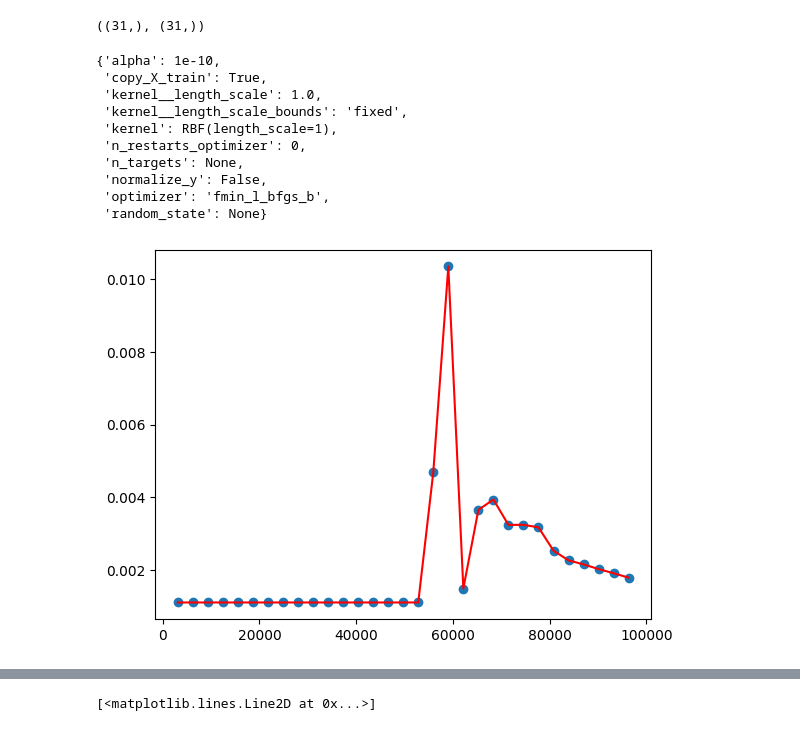
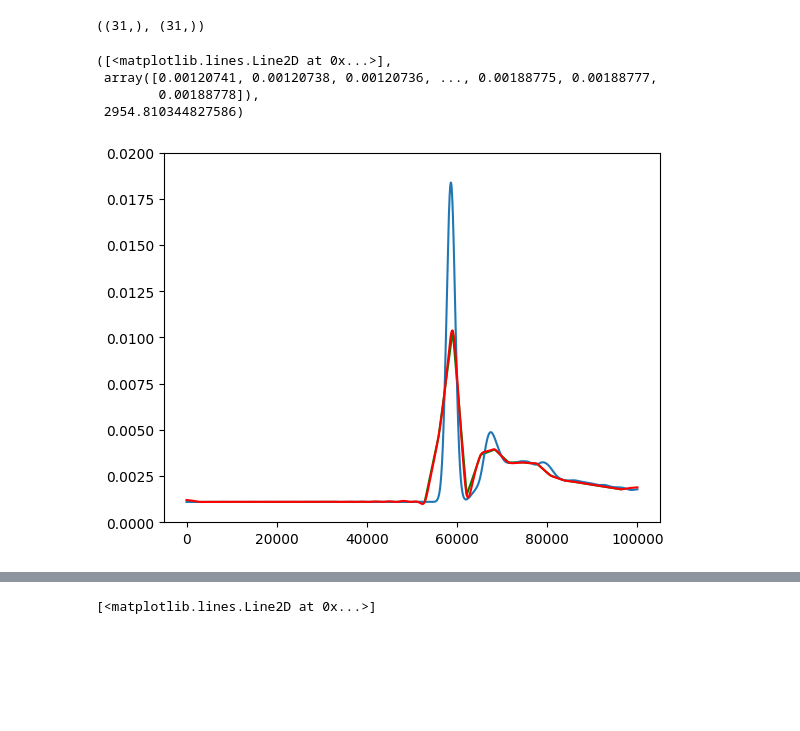
Before and after one commit to elcosas/SPAD_Regression_Research, a Jupyter notebook: notebooks/Gauss_Regression.ipynb, the cells around one changed output, grey strips where cells are left out. Cells and saved outputs as stored; diff of their text form; code cells hidden in the pictures; blank space fills up the shorter version.

```diff
--- a/notebooks/Gauss_Regression.ipynb
+++ b/notebooks/Gauss_Regression.ipynb
@@ -2,49 +2,40 @@
 import numpy as np
 import matplotlib.pyplot as plt
 import statistics as stats
+import math
 
 from sklearn.gaussian_process import GaussianProcessRegressor
 
-bounds = np.load("../proprietary/edh_boundaries.npy")
-transients = np.load("../proprietary/transients_interp.npy")
+bounds = np.load("../dataset/edh_boundaries.npy")
+transients = np.load("../dataset/transients_interp.npy")
+set_num = 0
 
-tr1 = np.array_split(transients[0, :], 31)
+tr1 = np.array_split(transients[set_num, :], 31)
 for i, arr in enumerate(tr1):
     tr1[i] = np.mean(arr)
 tr1 = np.array(tr1)
-bd1 = np.array(range(0, np.max(bounds[0, :]), np.max(bounds[0, :]) // 31))[1:]
+bd1 = np.array(range(0, np.max(bounds[set_num, :]), np.max(bounds[set_num, :]) // 31))[1:]
 tr1.shape, bd1.shape
 # %% [output]
 ((31,), (31,))
-# %%
-# Remove ambient light
-filters = []
-for val in tr1:
-    if val == stats.mode(tr1):
-        filters.append(False)
-    else:
-        filters.append(True)
-tr1 = tr1[filters]
-bd1 = bd1[filters]
 # %%
 from sklearn.gaussian_process import GaussianProcessRegressor
 from sklearn.gaussian_process.kernels import RBF
 
-kernel = RBF(length_scale=1.0, length_scale_bounds="fixed")
+ax = plt.gca()
+ax.set_ylim([0, 0.02])
+lc = np.mean(np.diff(b_set))
+a = np.min(np.diff(b_set)) / np.max(np.diff(b_set))
+kernel = RationalQuadratic(length_scale=lc, alpha=a, length_scale_bounds='fixed', alpha_bounds='fixed')
 gaussian_reg = GaussianProcessRegressor(kernel=kernel).fit(bd1.reshape(-1, 1), tr1)
-pred_gauss_vals = gaussian_reg.predict(bd1.reshape(-1, 1))
-plt.scatter(bd1, tr1)
-plt.plot(bd1, pred_gauss_vals, 'r')
-gaussian_reg.get_params()
+x = np.arange(0, 100000)
+pred_gauss_vals = gaussian_reg.predict(x.reshape(-1, 1))
+plt.plot(bd1, tr1, 'g')
+plt.plot(x, transients[set_num, :])
+plt.plot(x, pred_gauss_vals, 'r'), pred_gauss_vals, lc
 # %% [output]
-{'alpha': 1e-10,
- 'copy_X_train': True,
- 'kernel__length_scale': 1.0,
- 'kernel__length_scale_bounds': 'fixed',
- 'kernel': RBF(length_scale=1),
- 'n_restarts_optimizer': 0,
- 'n_targets': None,
- 'normalize_y': False,
- 'optimizer': 'fmin_l_bfgs_b',
- 'random_state': None}
+([<matplotlib.lines.Line2D at 0x...>],
+ array([0.00120741, 0.00120738, 0.00120736, ..., 0.00188775, 0.00188777,
+        0.00188778]),
+ 2954.810344827586)
-[figure, old version]
+[figure, new version]
```
Also changed, not shown: parts of 1 cell of this notebook, 2 other files.
